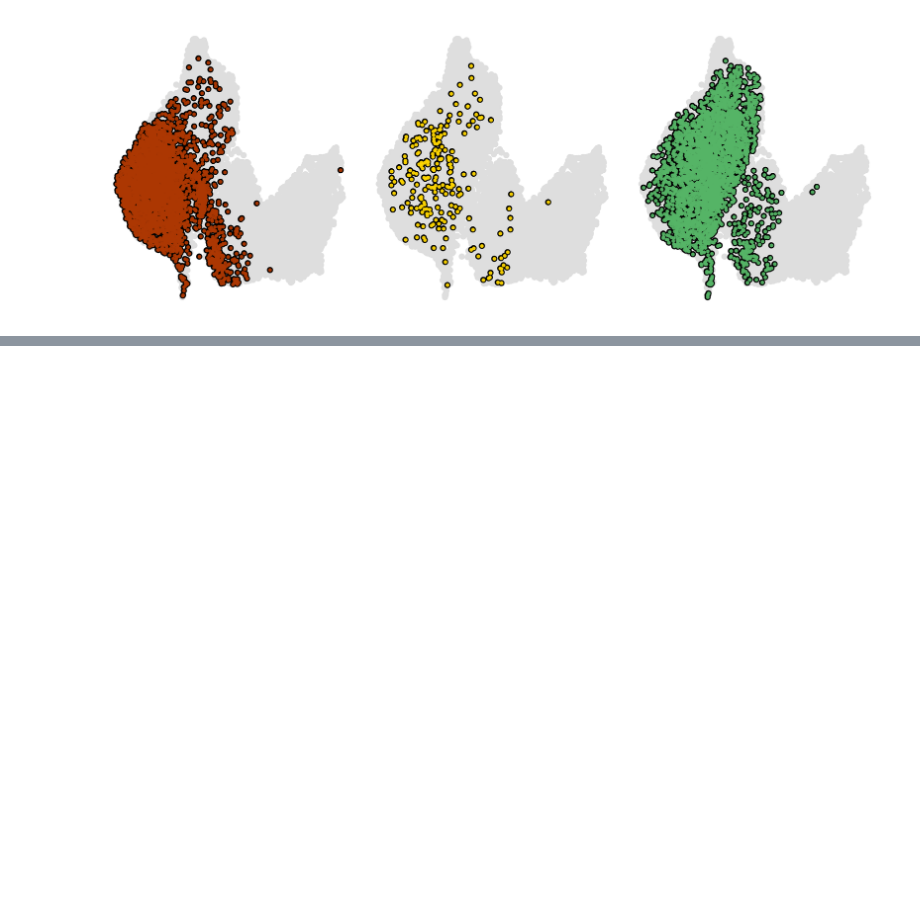
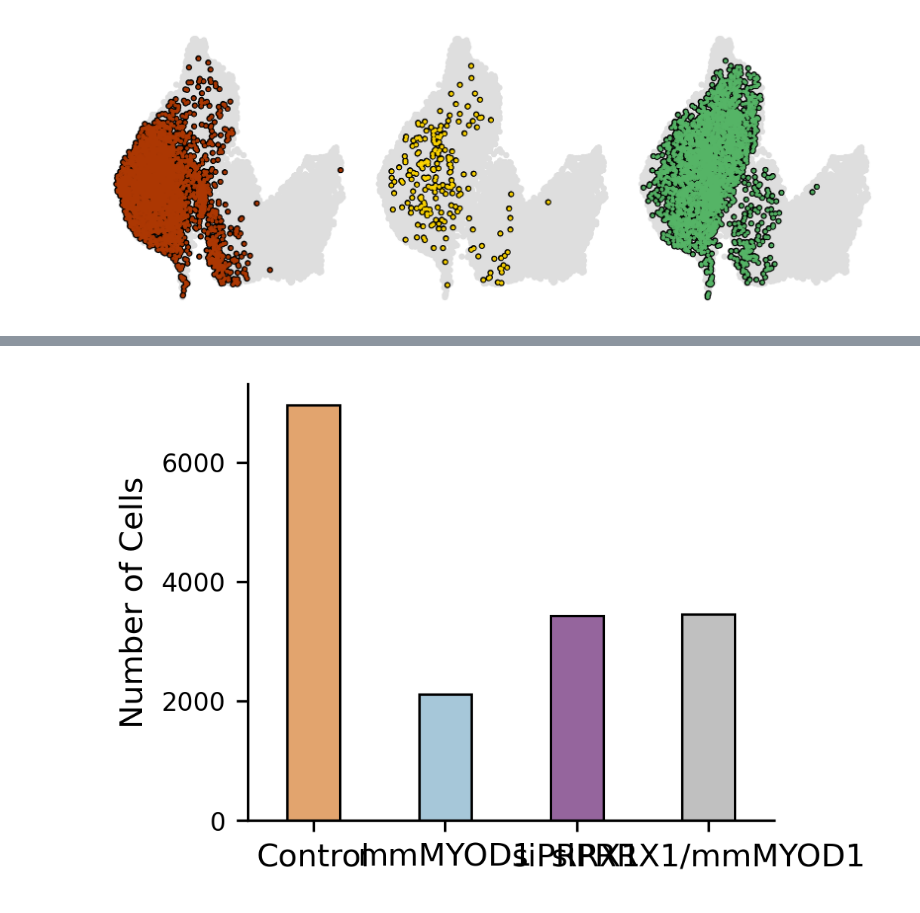
Before and after one commit to jrcwycy/hybrid_reprogramming, a Jupyter notebook: notebooks/anndatas/pretty_plots.ipynb, the cells around one changed output, grey strips where cells are left out. Cells and saved outputs as stored; diff of their text form; code cells hidden in the pictures; blank space fills up the shorter version.

```diff
--- a/notebooks/anndatas/pretty_plots.ipynb
+++ b/notebooks/anndatas/pretty_plots.ipynb
@@ -350,0 +382,27 @@ plt.show()
+# %%
+titles = ['+MYOD1', r'PRRX1$^{\mathrm{KD}}$+MYOD1', r'PRRX1$^{\mathrm{KD}}$', 'Control']
+
+colors = ["#F5A35B", "#9ECAE1", "#9B5CA6", "silver"]
+
+plt.rcParams['figure.dpi'] = 300
+plt.rcParams['figure.figsize'] = 3, 2.5
+fig, axs = plt.subplots()
+
+sns.countplot(data=adata.obs,
+            x='pooled_condition',
+            hue='pooled_condition',
+            width=0.4,
+            ec='k',
+            linewidth=0.75,
+            palette=colors,
+           )
+
+plt.ylabel("Number of Cells")
+plt.xlabel("")
+
+plt.yticks(fontsize=8)
+
+sns.despine()
+plt.show()
+# %% [output]
+[figure, added]
```
Also changed, not shown: parts of 4 cells of this notebook, 5 other files.
